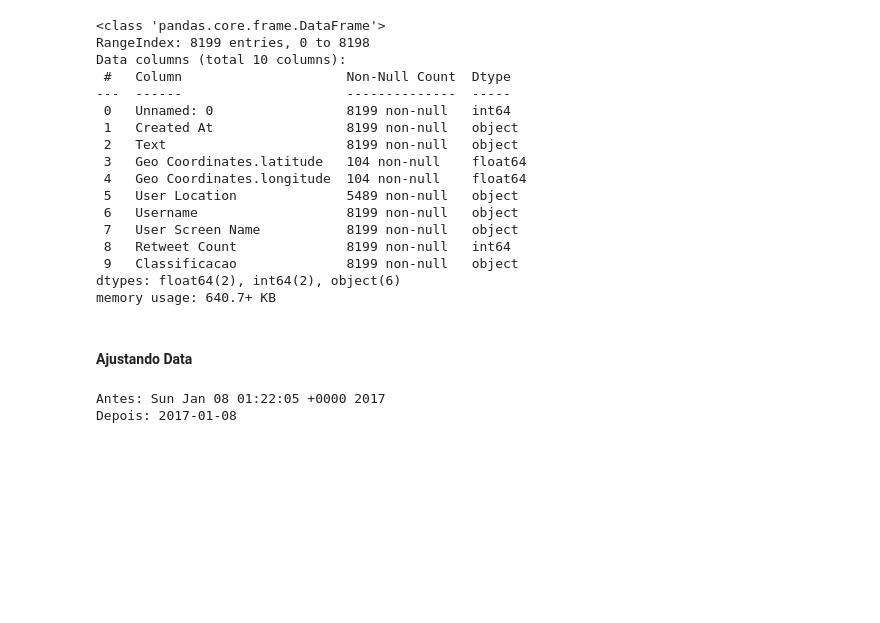
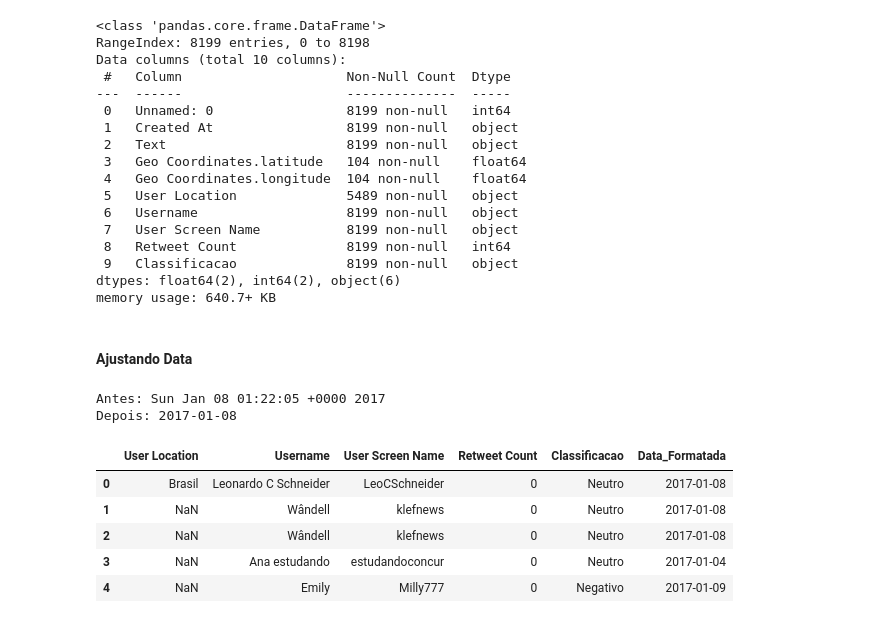
Before and after one commit to lucianawaka/analise_e_mineracao_de_texto, a Jupyter notebook: Analise_de_sentimentos.ipynb, the cells around one changed output. Cells and saved outputs as stored; diff of their text form; code cells hidden in the pictures; blank space fills up the shorter version.

Commit message:
Data formatada com função e lambda no apply do pandas

```diff
--- a/Analise_de_sentimentos.ipynb
+++ b/Analise_de_sentimentos.ipynb
@@ -190,3 +190,28 @@ print(f'Depois: { parse( data_transformada ).date() }' )
 # %% [output]
 Antes: Sun Jan 08 01:22:05 +0000 2017
 Depois: 2017-01-08
+# %%
+# Função para data
+def ajustar_data( Data ):
+    """
+    Função para converter Data
+    """
+    # Atribuir
+    texto_data = Data
+    # Transformação
+    transformacao = parse ( texto_data )
+    # Extração
+    data_formatada = transformacao.date()
+    return data_formatada
+# %%
+# apply - executa uma função em toda a coluna
+base['Data_Formatada'] = base['Created At'].apply( ajustar_data )
+# %%
+base.iloc[0:5, 5:]
+# %% [output]
+|  | User Location | Username | User Screen Name | Retweet Count | Classificacao | Data_Formatada |
+| 0 | Brasil | Leonardo C Schneider | LeoCSchneider | 0 | Neutro | 2017-01-08 |
+| 1 | NaN | Wândell | klefnews | 0 | Neutro | 2017-01-08 |
+| 2 | NaN | Wândell | klefnews | 0 | Neutro | 2017-01-08 |
+| 3 | NaN | Ana estudando | estudandoconcur | 0 | Neutro | 2017-01-04 |
+| 4 | NaN | Emily | Milly777 | 0 | Negativo | 2017-01-09 |
```
Also changed, not shown: parts of 1 cell of this notebook.
